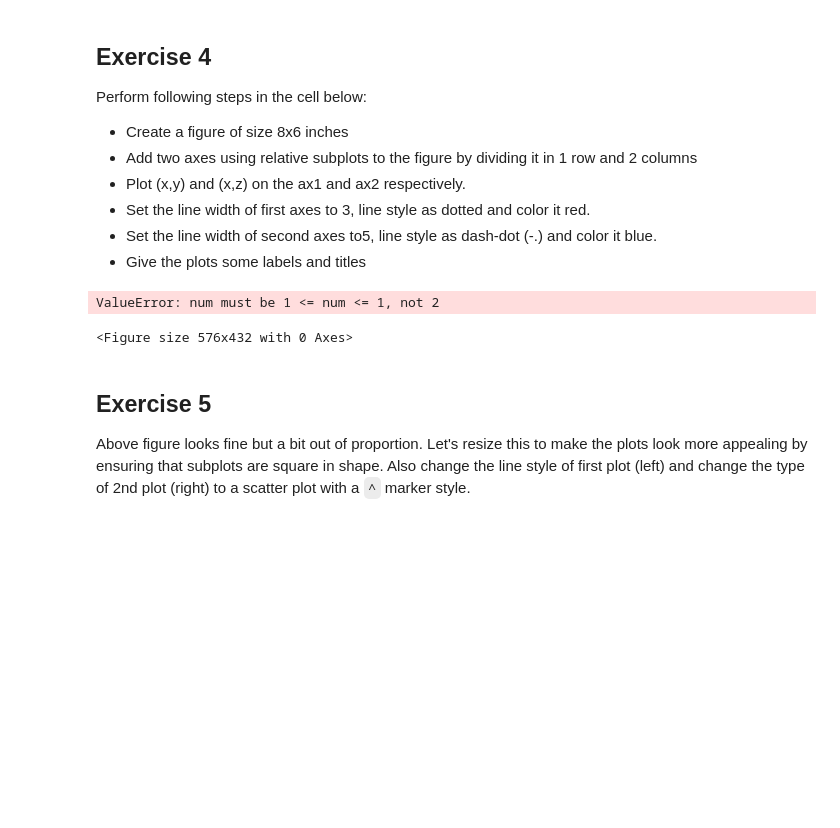
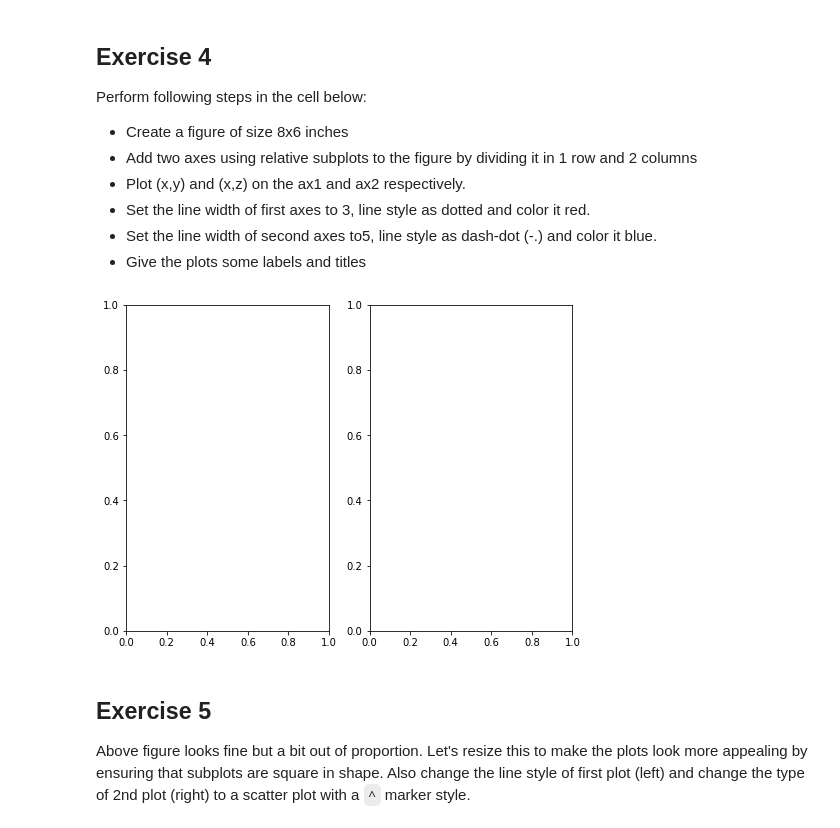
Before and after one commit to slieb74/dsc-1-03-13-customizing-visualizations-with-matplotlib-lab-nyc-career-ds-062518, a Jupyter notebook: index.ipynb, the cells around one changed output. Drawn from its saved outputs; the diff is of its cells as text; code cells hidden in the pictures; blank space fills up the shorter version.

```diff
--- a/index.ipynb
+++ b/index.ipynb
@@ -154,11 +154,14 @@ Perform following steps in the cell below:
 # %%
 fig = plt.figure(figsize=(8,6))
 
-ax1 = fig.add_subplot(112)
+ax1 = fig.add_subplot(121)
 ax2 = fig.add_subplot(122)
+
+ax1.plot()
+
+plt.show()
 # %% [output]
-ValueError: num must be 1 <= num <= 1, not 2
-<Figure size 576x432 with 0 Axes>
+[figure, added]
 # %% [markdown]
 ## Exercise 5
 
```
